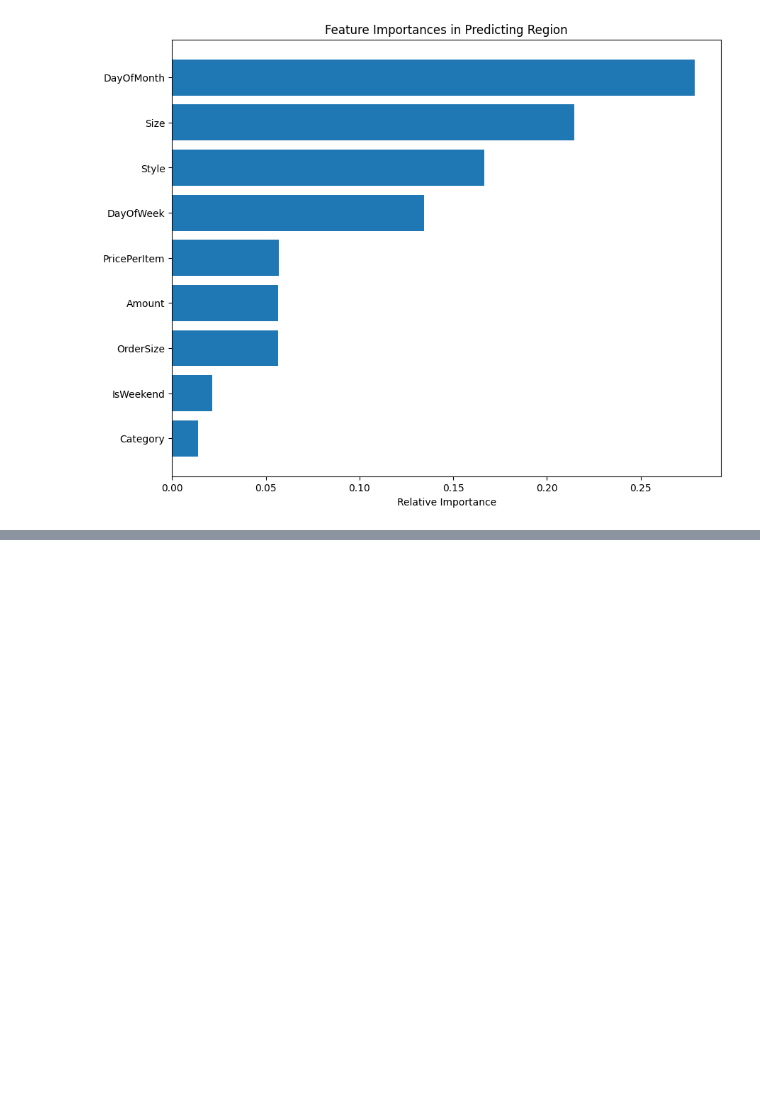
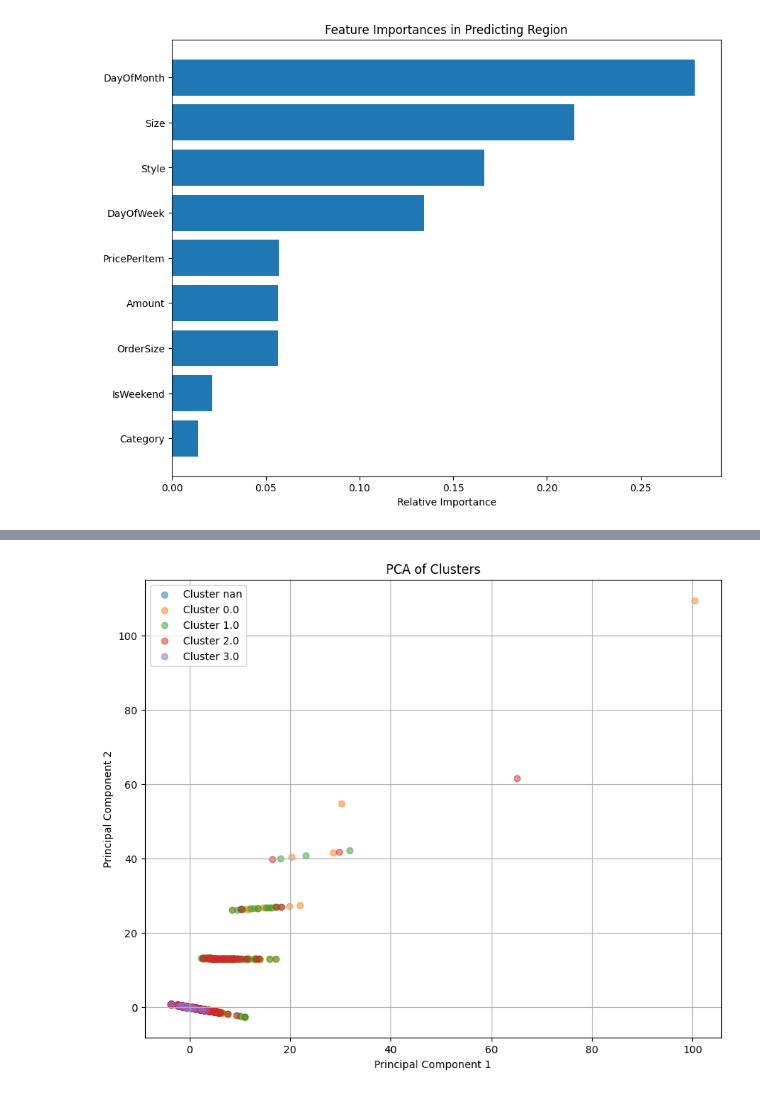
Before and after one commit to patrick-hsbr/fh_mtm_data_projekt_group1, a Jupyter notebook: data.ipynb, the cells around one changed output, grey strips where cells are left out. Drawn from its saved outputs; the diff is of its cells as text; code cells hidden in the pictures; blank space fills up the shorter version.

```diff
--- a/data.ipynb
+++ b/data.ipynb
@@ -547,0 +593,7 @@ plt.show()
+# %%
+# Fit the K-means model with the chosen number of clusters
+kmeans = KMeans(n_clusters=4, random_state=42)
+kmeans.fit(data_scaled_df)
+
+# Assign cluster labels to each data point
+data_clean['Cluster'] = kmeans.labels_
@@ -547,0 +691,61 @@ plt.show()
+# %%
+import pandas as pd
+import numpy as np
+from sklearn.preprocessing import StandardScaler
+from sklearn.cluster import KMeans
+from sklearn.decomposition import PCA
+import matplotlib.pyplot as plt
+
+# Assuming data_clean is already loaded as a DataFrame
+
+# List of columns to drop if they exist
+columns_to_drop = ['Style', 'Order ID', 'ASIN', 'Date', 'Status', 'Courier Status']
+
+# Drop only the columns that exist in the DataFrame
+data_clean = data_clean.drop(columns=[col for col in columns_to_drop if col in data_clean.columns])
+
+# Define the list of desired features
+desired_features = ['Qty', 'Amount', 'ship-postal-code', 'Year', 'Month', 'DayOfWeek', 'DayOfMonth', 'IsWeekend', 'OrderSize', 'PricePerItem']
+
+# Check for the existence of these columns and select available features
+available_features = [feature for feature in desired_features if feature in data_clean.columns]
+
+# Select features for clustering
+features = data_clean[available_features]
+
+# Handle categorical features (check if the categorical columns exist)
+categorical_columns = ['Region', 'Fulfilment', 'ship-service-level']
+existing_categorical_columns = [col for col in categorical_columns if col in data_clean.columns]
+data_clean = pd.get_dummies(data_clean, columns=existing_categorical_columns)
+
+# Standardize the features
+scaler = StandardScaler()
+scaled_features = scaler.fit_transform(features)
+
+# Apply K-means clustering
+kmeans = KMeans(n_clusters=4, random_state=42)
+kmeans.fit(scaled_features)
+data_clean['Cluster'] = kmeans.labels_
+
+# Apply PCA to reduce to 2 dimensions
+pca = PCA(n_components=2)
+principal_components = pca.fit_transform(scaled_features)
+
+# Create a DataFrame with the PCA components
+pca_df = pd.DataFrame(data=principal_components, columns=['PC1', 'PC2'])
+pca_df['Cluster'] = data_clean['Cluster']
+
+# Plot the clusters
+plt.figure(figsize=(10, 8))
+for cluster in pca_df['Cluster'].unique():
+    subset = pca_df[pca_df['Cluster'] == cluster]
+    plt.scatter(subset['PC1'], subset['PC2'], label=f'Cluster {cluster}', alpha=0.5)
+
+plt.title('PCA of Clusters')
+plt.xlabel('Principal Component 1')
+plt.ylabel('Principal Component 2')
+plt.legend()
+plt.grid(True)
+plt.show()
+# %% [output]
+[figure, added]
```
Also changed, not shown: parts of 15 cells of this notebook, 1 other file.
